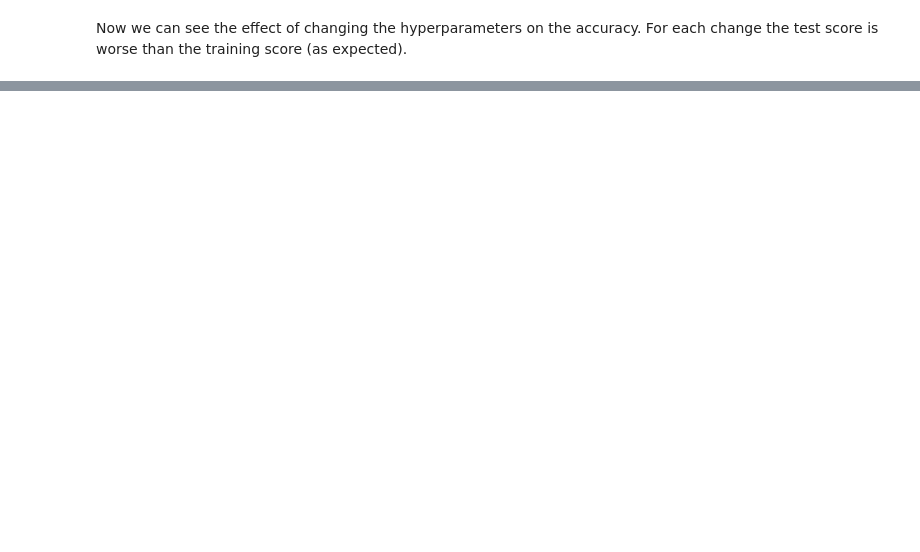
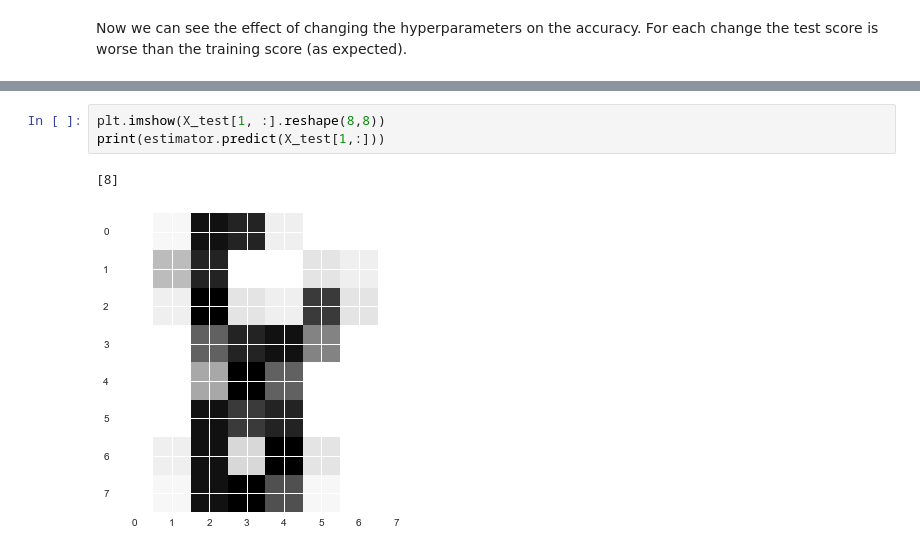
Before and after one commit to IsabelGP/boot-camps, a Jupyter notebook: Data science pipeline.ipynb, the cells around one changed output, grey strips where cells are left out. Cells and saved outputs as stored; diff of their text form; blank space fills up the shorter version.

```diff
--- a/Data science pipeline.ipynb
+++ b/Data science pipeline.ipynb
@@ -322,0 +323,6 @@ plt.show()
+# %%
+plt.imshow(X_test[1, :].reshape(8,8))
+print(estimator.predict(X_test[1,:]))
+# %% [output]
+[8]
+[figure, added]
```
Also changed, not shown: parts of 14 cells of this notebook.
